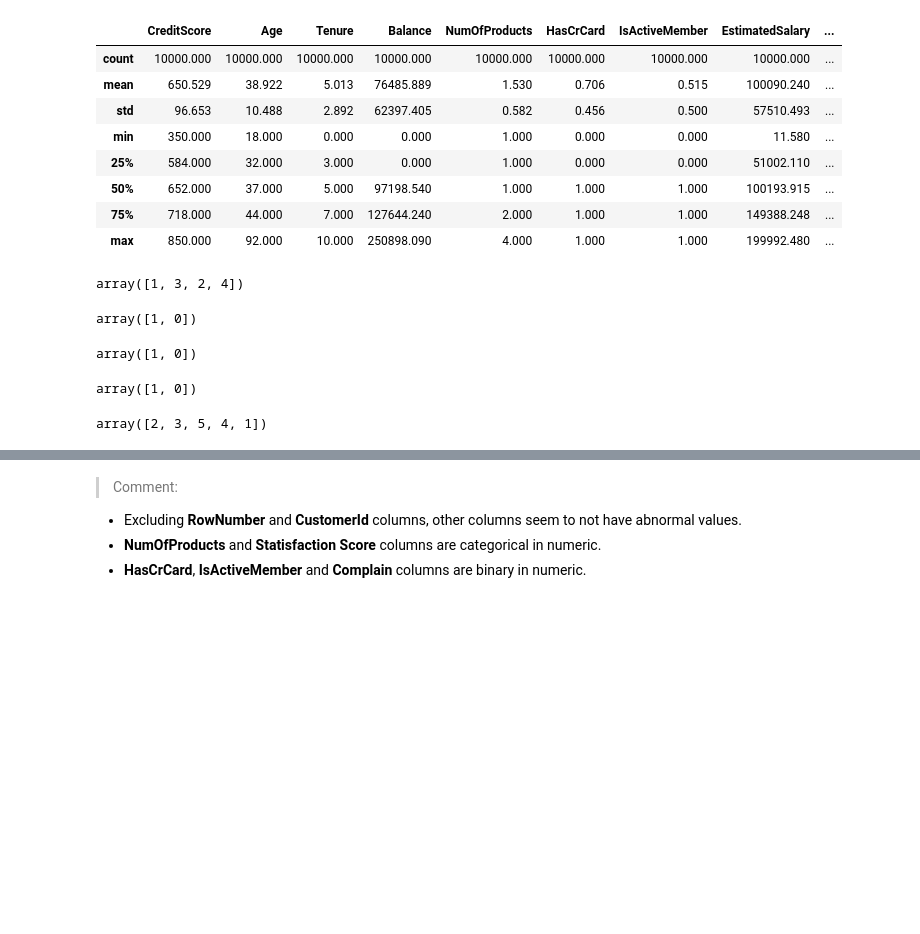
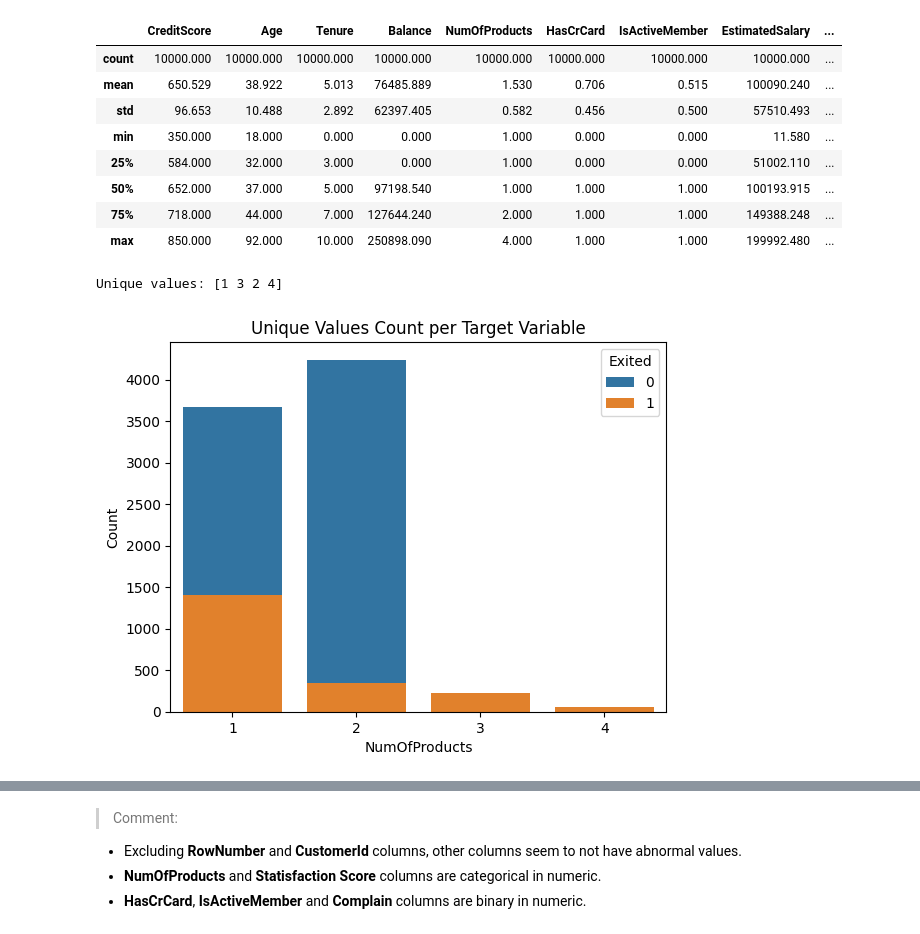
Before and after one commit to raydiwill/customers-churm-ml-app, a Jupyter notebook: notebook/build_model.ipynb, the cells around one changed output, grey strips where cells are left out. Saved outputs shown, nothing was run; the diff lists cells and outputs as text; code cells hidden in the pictures; blank space fills up the shorter version.

Commit message:
Added categorical graphs

```diff
--- a/notebook/build_model.ipynb
+++ b/notebook/build_model.ipynb
@@ -167,23 +167,14 @@ num_col_df.describe().round(3)
 | 50% | 652.000 | 37.000 | 5.000 | 97198.540 | 1.000 | 1.000 | 1.000 | 100193.915 | ... |
 | 75% | 718.000 | 44.000 | 7.000 | 127644.240 | 2.000 | 1.000 | 1.000 | 149388.248 | ... |
 | max | 850.000 | 92.000 | 10.000 | 250898.090 | 4.000 | 1.000 | 1.000 | 199992.480 | ... |
-# %%
-df.NumOfProducts.unique()
-# %% [output]
-array([1, 3, 2, 4])
-# %%
-df.HasCrCard.unique()
-# %% [output]
-array([1, 0])
-# %%
-df.IsActiveMember.unique()
-# %% [output]
-array([1, 0])
-# %%
-df.Complain.unique()
-# %% [output]
-array([1, 0])
-# %%
-df["Satisfaction Score"].unique()
-# %% [output]
-array([2, 3, 5, 4, 1])
+# %%
+print(f'Unique values: {df.NumOfProducts.unique()}')
+
+sns.countplot(data=df, x='NumOfProducts', hue='Exited', dodge=False)
+plt.xlabel('NumOfProducts')
+plt.ylabel('Count')
+plt.title('Unique Values Count per Target Variable')
+plt.show()
+# %% [output]
+Unique values: [1 3 2 4]
+[figure, added]
```
Also changed, not shown: parts of 5 cells of this notebook.
